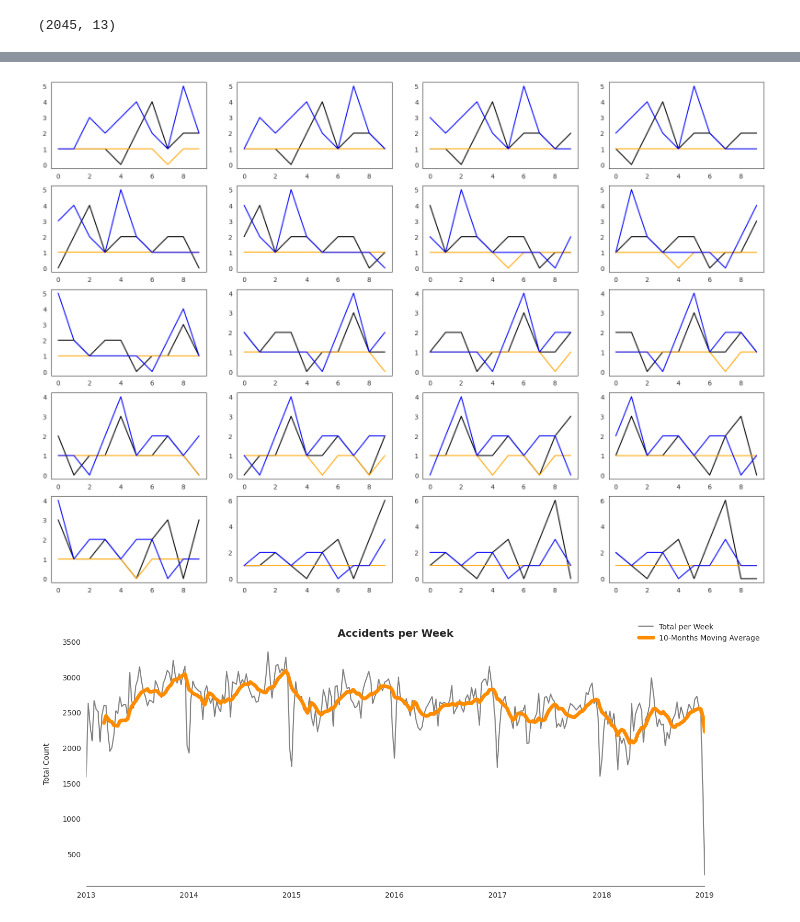
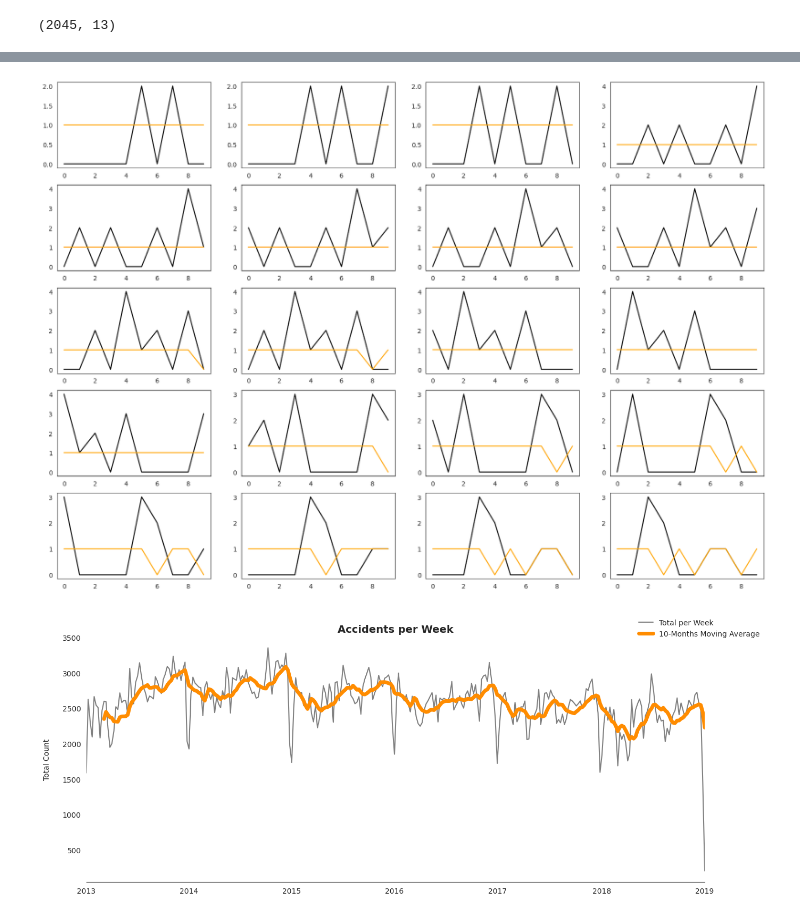
Before and after one commit to MagicaBleps/UK-road-safety, a Jupyter notebook: notebooks/Eleonora.ipynb, the cells around one changed output, grey strips where cells are left out. Drawn from its saved outputs; the diff is of its cells as text; code cells hidden in the pictures.

Commit message:
first model successfully plugged

```diff
--- a/notebooks/Eleonora.ipynb
+++ b/notebooks/Eleonora.ipynb
@@ -49,5 +49,3 @@ df_accidents.head()
 | 4883219 | 1999010SU0948 | 1999 | 010SU0948 | 520090.0 | 202830.0 | ... |
 | 4883220 | 1999010SU0949 | 1999 | 010SU0949 | 522640.0 | 200320.0 | ... |
 5 rows × 36 columns
-# %%
-test=prepare_data_for_groupby(df_accidents,6)
@@ -131,9 +102,9 @@ array([1, 4, 3, 5, 2, 7, 6, 8, 9, 0])
 # %%
 FOLD_LENGTH=416 #each fold spans over 8 years
 FOLD_STRIDE=52 #we have a fold every 1 year
-INPUT_LENGTH=10 #every X_i sequence is 10 weeks long
+INPUT_LENGTH=52 #every X_i sequence is 10 weeks long
 TRAIN_TEST_RATIO=.80 #in each fold, we use 3 years for training and 1 year for test
-OUTPUT_LENGTH=10 #we want to predict the number of accidents in the next 10 weeks (y_i length)
+OUTPUT_LENGTH=1 #we want to predict the number of accidents in the next 10 weeks (y_i length)
 SEQUENCE_STRIDE = 1
 # %%
 X_train=[]
@@ -144,13 +115,13 @@ for hash in hashes[hashes['Accidents']>=1500].index:
     data=test[test['geohash']==hash]
     data_series=data_for_analysis(data,'W')
     folds=mlmodel.get_folds(data_series,FOLD_LENGTH,FOLD_STRIDE)
-    for fold in folds:
-        (fold_train, fold_test) = mlmodel.train_test_split(fold, TRAIN_TEST_RATIO, INPUT_LENGTH)
-        X_train_fold, y_train_fold = mlmodel.get_X_y_strides(fold_train, INPUT_LENGTH, OUTPUT_LENGTH, SEQUENCE_STRIDE)
-        X_test_fold, y_test_fold = mlmodel.get_X_y_strides(fold_test, INPUT_LENGTH, OUTPUT_LENGTH, SEQUENCE_STRIDE)
-        X_train.append(X_train_fold)
-        X_test.append(X_test_fold)
-        y_train.append(y_train_fold)
-        y_test.append(y_test_fold)
-np.array(X_test).shape, np.array(y_train).shape
+    last_fold=folds[-1]
+    (fold_train, fold_test) = mlmodel.train_test_split(last_fold, TRAIN_TEST_RATIO, INPUT_LENGTH)
+    X_train_fold, y_train_fold = mlmodel.get_X_y_strides(fold_train, INPUT_LENGTH, OUTPUT_LENGTH, SEQUENCE_STRIDE)
+    X_test_fold, y_test_fold = mlmodel.get_X_y_strides(fold_test, INPUT_LENGTH, OUTPUT_LENGTH, SEQUENCE_STRIDE)
+    X_train.append(X_train_fold)
+    X_test.append(X_test_fold)
+    y_train.append(y_train_fold)
+    y_test.append(y_test_fold)
+np.array(X_train).shape, np.array(y_train).shape
 # %% [output]
@@ -216,4 +191,4 @@ mlmodel.plot_history(history);
 # %%
-y_pred1=model.predict(X_test_all_hashes)
-y_bas_pred1=baseline_model.predict(X_test_all_hashes)
+y_pred1=model.predict(X_test_all_hashes)[-1]
+y_bas_pred1=baseline_model.predict(X_test_all_hashes)[-1]
 # %% [output]
@@ -222,17 +212,17 @@ y_bas_pred1=baseline_model.predict(X_test_all_hashes)
 # %%
 import seaborn as sns
 plt.figure(figsize=(20, 20))
 for id in range(0,20):
     plt.subplot(7,4,id+1)
     df_test=pd.DataFrame(y_test_all_hashes[id])
     df_pred=pd.DataFrame(y_pred1[id].astype(int))
     df_bas_pred=pd.DataFrame(y_bas_pred1[id])
     plt.plot(df_test[0],c='black',label='test set')
     plt.plot(df_pred[0],c='orange',label='lstm prediction')
-    plt.plot(df_bas_pred[0],c='blue',label='baseline prediction')
+    #plt.plot(df_bas_pred[0],c='blue',label='baseline prediction')
 plt.show()
 # %% [output]
-[figure, old version]
+[figure, new version]
 # %%
 time_series=data_for_analysis(test,'W')
 # %%
```
Also changed, not shown: parts of 14 cells of this notebook, 19 other files.
